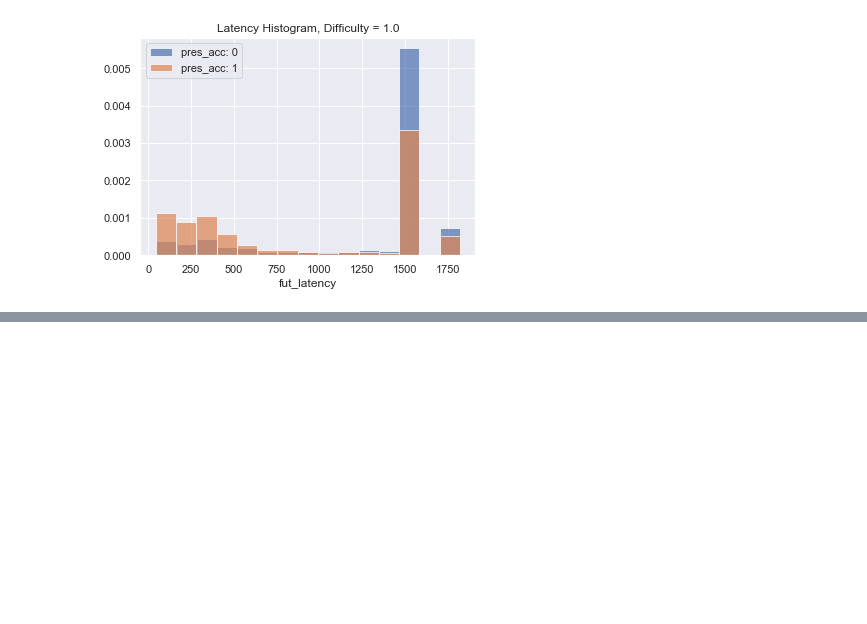
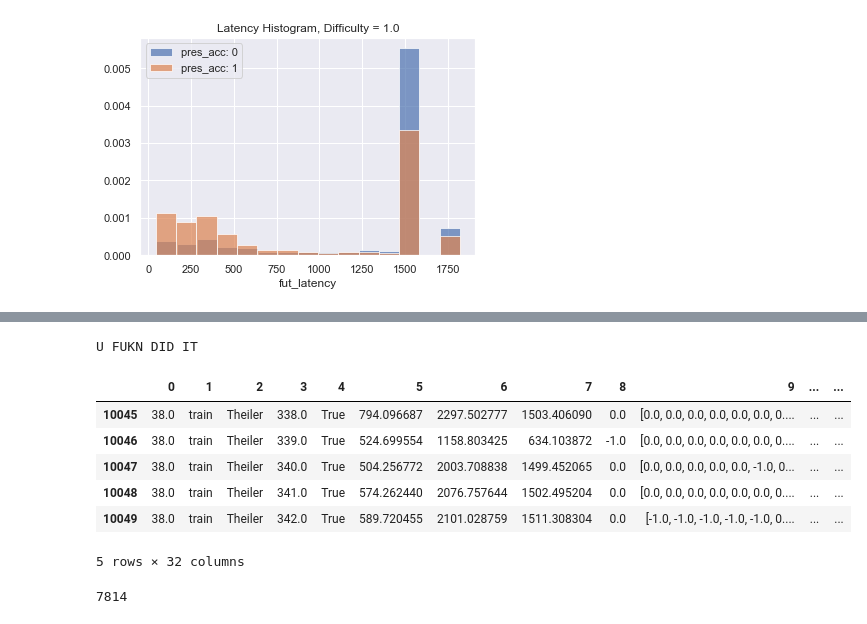
Before and after one commit to jordanlei/neuromatch-project, a Jupyter notebook: AMBERS_explore_jordans_.ipynb, the cells around one changed output, grey strips where cells are left out. Saved outputs shown, nothing was run; the diff lists cells and outputs as text; code cells hidden in the pictures; blank space fills up the shorter version.

Commit message:
wheel finito

```diff
--- a/AMBERS_explore_jordans_.ipynb
+++ b/AMBERS_explore_jordans_.ipynb
@@ -250,0 +189,29 @@ KeyError: 214
+# %%
+stim_vel_trial = []
+stim_accel_trial = []
+goc_vel_trial = []
+goc_accel_trial = []
+rt_vel_trial = []
+rt_accel_trial = []
+
+for i, row in train.iterrows():
+    goc = int(np.round((train['gocue'][i]+500)/10))
+    stim = int(np.round(500/10))
+    rt = int(np.round((train['response_time'][i]+500)/10))
+    stim_vel_trial.append(train['wheel_velocity'][i][stim-1:stim+3])
+    stim_accel_trial.append(train['wheel_acceleration'][i][stim-1:stim+3])
+    goc_vel_trial.append(train['wheel_velocity'][i][goc-1:goc+3])
+    goc_accel_trial.append(train['wheel_acceleration'][i][goc-1:goc+3])
+    rt_vel_trial.append(train['wheel_velocity'][i][rt-4:rt+2])
+    rt_accel_trial.append(train['wheel_acceleration'][i][rt-4:rt+2])
+
+wheel_dict = {'stim_vel_trial': stim_vel_trial,
+              'stim_accel_trial': stim_accel_trial,
+              'goc_vel_trial': goc_vel_trial,
+              'goc_accel_trial': goc_accel_trial,
+              'rt_vel_trial': rt_vel_trial,
+              'rt_accel_trial': rt_accel_trial
+             }
+
+wheel_df = pd.DataFrame(wheel_dict)
+wheel_df.tail()
@@ -250,0 +225,25 @@ KeyError: 214
+# %%
+if len(train) == len(wheel_df):
+    print('U FUKN DID IT')
+else:
+    print('boopies')
+# %% [output]
+U FUKN DID IT
+# %%
+train.reset_index(drop = True)
+wheel_df.reset_index(drop = True)
+
+train_wheel = pd.concat([train, wheel_df], axis = 1, ignore_index = True)
+train_wheel.tail()
+# %% [output]
+|  | 0 | 1 | 2 | 3 | 4 | 5 | 6 | 7 | 8 | 9 | ... | ... |
+| 10045 | 38.0 | train | Theiler | 338.0 | True | 794.096687 | 2297.502777 | 1503.406090 | 0.0 | [0.0, 0.0, 0.0, 0.0, 0.0, 0.0, 0.... | ... | ... |
+| 10046 | 38.0 | train | Theiler | 339.0 | True | 524.699554 | 1158.803425 | 634.103872 | -1.0 | [0.0, 0.0, 0.0, 0.0, 0.0, 0.0, 0.... | ... | ... |
+| 10047 | 38.0 | train | Theiler | 340.0 | True | 504.256772 | 2003.708838 | 1499.452065 | 0.0 | [0.0, 0.0, 0.0, 0.0, 0.0, -1.0, 0... | ... | ... |
+| 10048 | 38.0 | train | Theiler | 341.0 | True | 574.262440 | 2076.757644 | 1502.495204 | 0.0 | [0.0, 0.0, 0.0, 0.0, 0.0, 0.0, 0.... | ... | ... |
+| 10049 | 38.0 | train | Theiler | 342.0 | True | 589.720455 | 2101.028759 | 1511.308304 | 0.0 | [-1.0, -1.0, -1.0, -1.0, -1.0, 0.... | ... | ... |
+5 rows × 32 columns
+# %%
+len(train)
+# %% [output]
+7814
```
Also changed, not shown: parts of 7 cells of this notebook.
